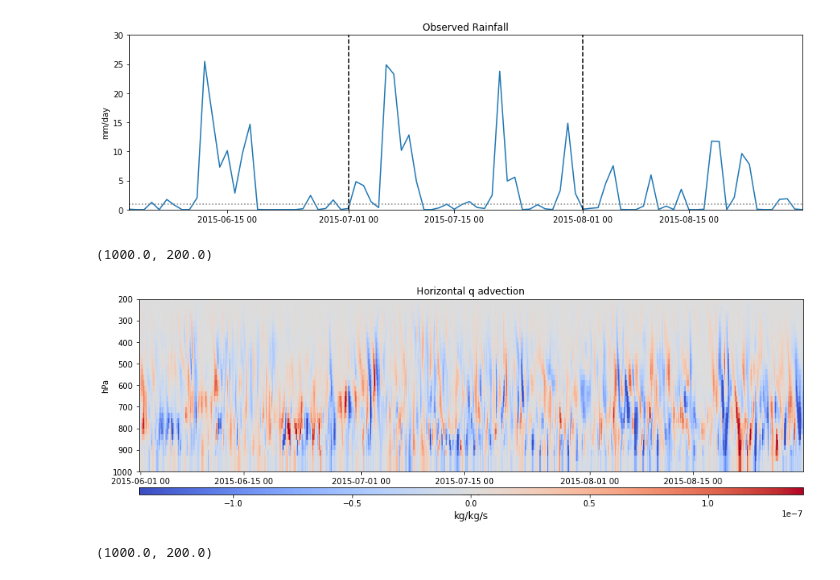
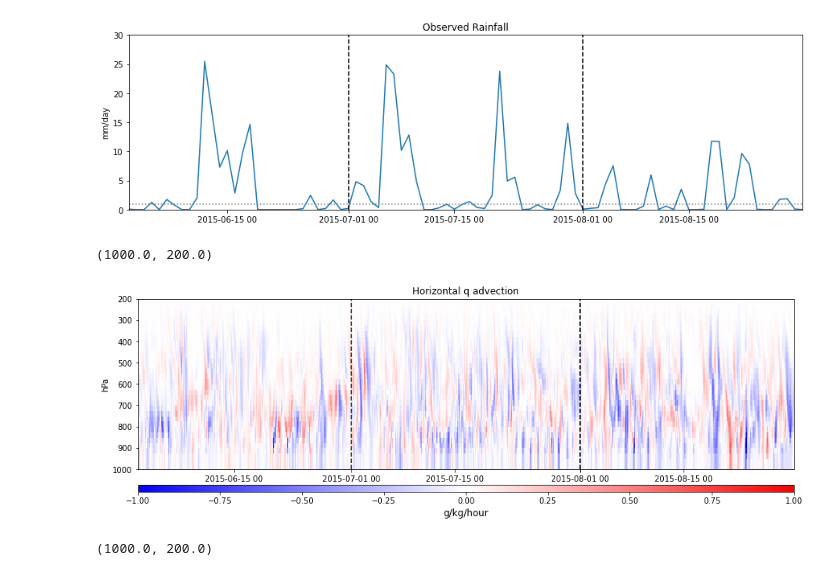
Before and after one commit to megandevlan/CLASP-CESM2_analysis, a Jupyter notebook: UnderstandMeteorology.ipynb, the cells around one changed output. Saved outputs shown, nothing was run; the diff lists cells and outputs as text; code cells hidden in the pictures.

```diff
--- a/UnderstandMeteorology.ipynb
+++ b/UnderstandMeteorology.ipynb
@@ -1109,42 +221,48 @@ plt.show()
 
 fig,axs = plt.subplots(1,1, figsize=(15,4))
 contour_plot   = axs.pcolormesh(nateDS_HTG.time, nateDS_HTG.lev.values,
-                                np.transpose(np.squeeze(nateDS_HTG.q_adv_h.values)/3600.0/1000.0),
-                               vmin=-1.4e-7, vmax=1.4e-7,
+                                np.transpose(np.squeeze(nateDS_HTG.q_adv_h.values)),
+                               vmin=-1.0, vmax=1.0,
                               #levels=np.arange(-1.5, 1.55, 0.05),
-                       cmap = 'coolwarm')
+                       cmap = 'bwr')
                              #extend='both')
 
 # Add colorbar
 ax_position = axs.get_position()
 cbar_ax = fig.add_axes([ax_position.x0, ax_position.y0-0.1, ax_position.width, 0.03])
 cbar = plt.colorbar(contour_plot, orientation='horizontal',cax=cbar_ax)
-cbar.set_label('kg/kg/s',fontsize=12)
+cbar.set_label(nateDS_HTG.q_adv_h.units,fontsize=12)
 
-startDay   = 31
-startMonth = 5
-startHr    = 18
+startDay   = 2
+startMonth = 6
+startHr    = 0
 
 endDay     = 30
 endMonth   = 8
 startYear  = 2015
 endYear    = 2015
 
 axs.set_xlim([datetime.datetime(startYear,startMonth,startDay,startHr,0,0),
               datetime.datetime(endYear,endMonth,endDay,0,0,0)])
 
 # Format the date into months & days
 axs.xaxis.set_major_formatter(mdates.DateFormatter('%Y-%m-%d %H'))
 
+axs.axvline(datetime.date(startYear,7,1), color='k', linestyle='--')
+axs.axvline(datetime.date(startYear,8,1), color='k', linestyle='--')
+
+# Format the date into months & days
+axs.xaxis.set_major_formatter(mdates.DateFormatter('%Y-%m-%d %H'))
+
 axs.invert_yaxis()
 
 axs.set_title(nateDS_HTG.q_adv_h.long_name, fontsize=12)
 axs.set_ylabel('hPa')
 axs.set_xlabel('Time')
 axs.set_ylim([1000,200])
 # %% [output]
 (1000.0, 200.0)
-[figure, old version]
+[figure, new version]
 # %%
 ## Plot forcing field
 
```
Also changed, not shown: parts of 50 cells of this notebook, 16 other files.
